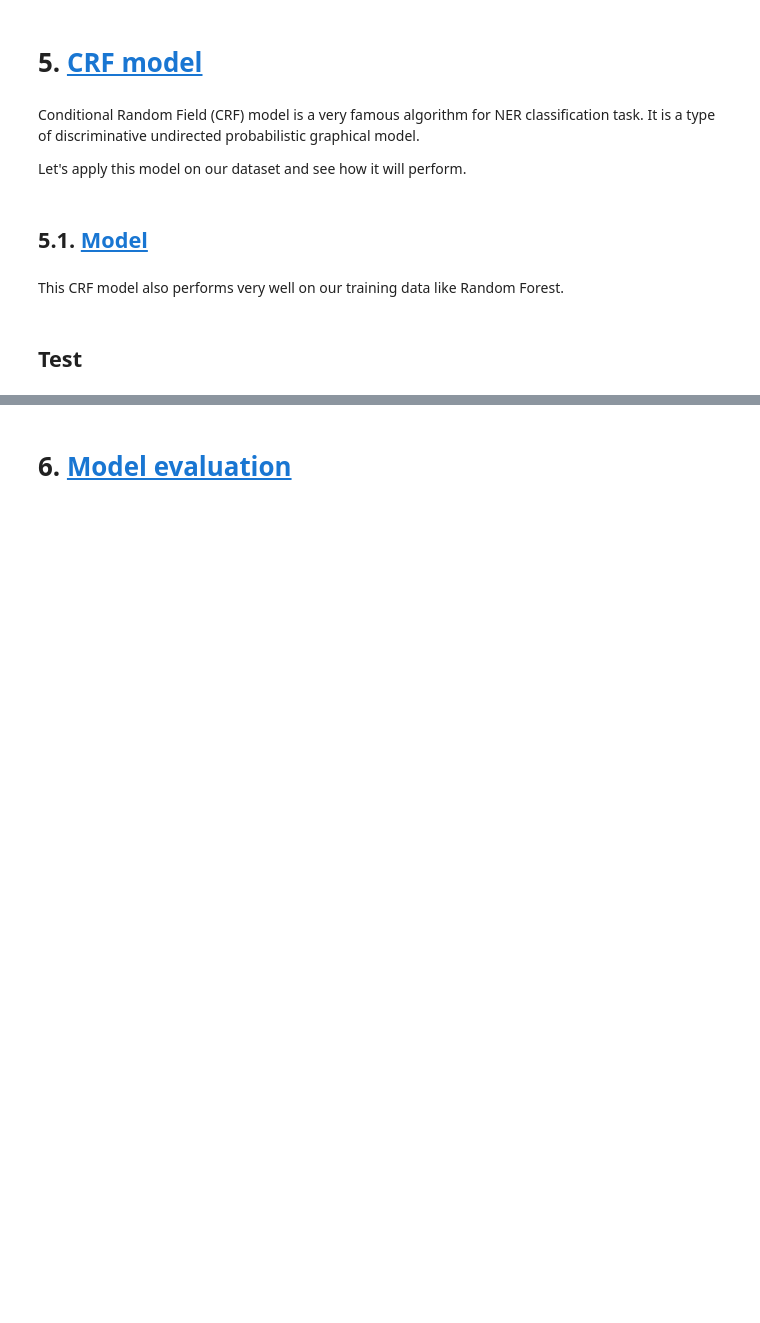
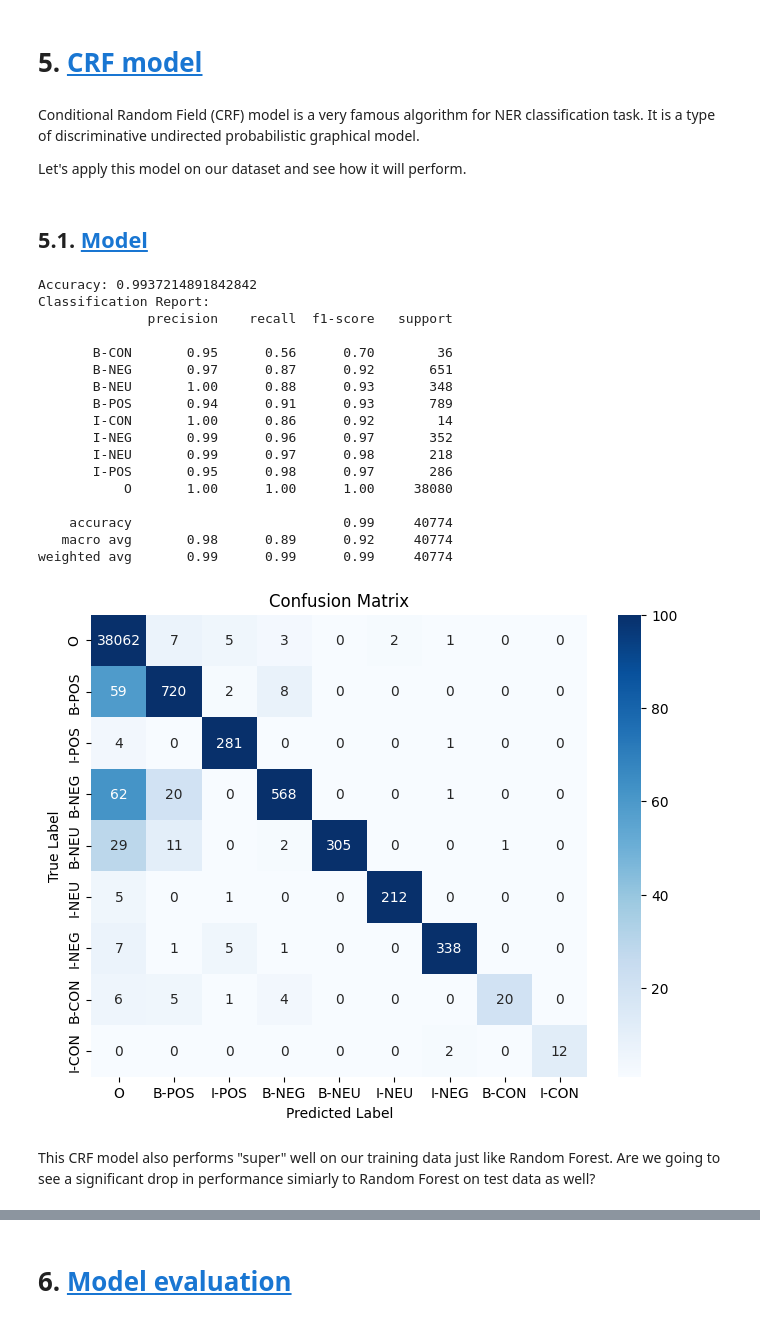
Before and after one commit to tnatvu/SentiLens, a Jupyter notebook: base_mode.ipynb, the cells around one changed output, grey strips where cells are left out. Cells and saved outputs as stored; diff of their text form; code cells hidden in the pictures; blank space fills up the shorter version.

```diff
--- a/base_mode.ipynb
+++ b/base_mode.ipynb
@@ -819,29 +1049,46 @@ except AttributeError:
 # %%
 y_train_crf_pred = crf_model.predict(X_train['features'])
 
 y_train_flat = [tag for sentence in y_train for tag in sentence]
 y_train_crf_pred_flat = [tag for sentence in y_train_crf_pred for tag in sentence]
 
 
 # Evaluate the model
 accuracy = accuracy_score(y_train_flat, y_train_crf_pred_flat)
 classification_rep = classification_report(y_train_flat, y_train_crf_pred_flat)
 
 print(f"Accuracy: {accuracy}")
 print("Classification Report:")
 print(classification_rep)
 
 # Compute confusion matrix
-conf_matrix = confusion_matrix(y_train_flat, y_train_crf_pred_flat)
+conf_matrix = confusion_matrix(y_train_flat, y_train_crf_pred_flat, labels=crf_model.classes_)
 
 # Plot the confusion matrix with seaborn
 plt.figure(figsize=(8, 6))
 sns.heatmap(conf_matrix, annot=True, fmt='d', cmap='Blues', xticklabels=crf_model.classes_, yticklabels=crf_model.classes_, vmax=100, vmin=1)
 plt.title('Confusion Matrix')
 plt.xlabel('Predicted Label')
 plt.ylabel('True Label')
 plt.show()
+# %% [output]
+Accuracy: 0.9937214891842842
+Classification Report:
+              precision    recall  f1-score   support
+
+       B-CON       0.95      0.56      0.70        36
+       B-NEG       0.97      0.87      0.92       651
+       B-NEU       1.00      0.88      0.93       348
+       B-POS       0.94      0.91      0.93       789
+       I-CON       1.00      0.86      0.92        14
+       I-NEG       0.99      0.96      0.97       352
+       I-NEU       0.99      0.97      0.98       218
+       I-POS       0.95      0.98      0.97       286
+           O       1.00      1.00      1.00     38080
+
+    accuracy                           0.99     40774
+   macro avg       0.98      0.89      0.92     40774
+weighted avg       0.99      0.99      0.99     40774
+[figure, added]
 # %% [markdown]
-This CRF model also performs very well on our training data like Random Forest.
+This CRF model also performs "super" well on our training data just like Random Forest. Are we going to see a significant drop in performance simiarly to Random Forest on test data as well?
-# %% [markdown]
-## Test
```
Also changed, not shown: parts of 59 cells of this notebook.
